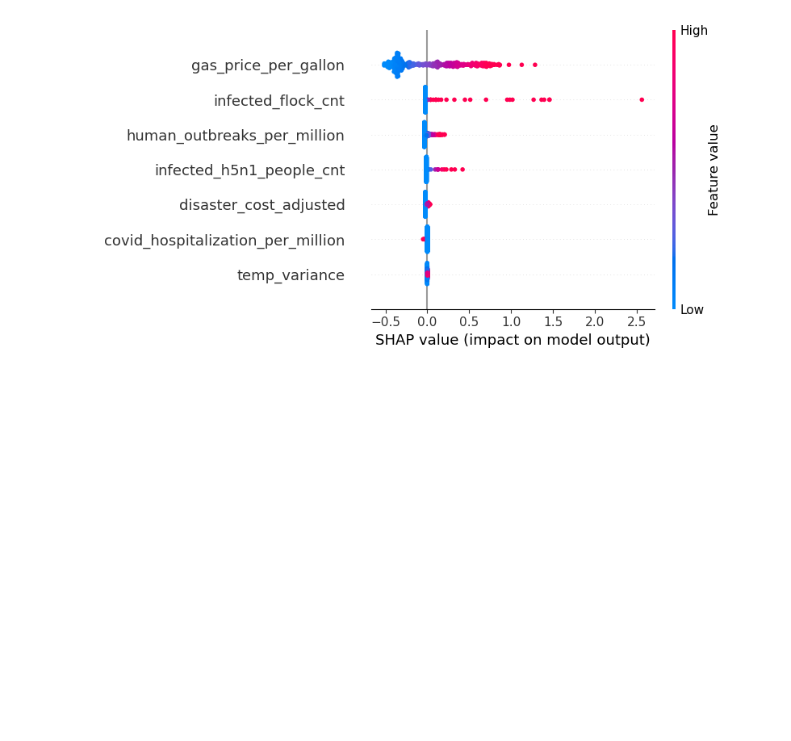
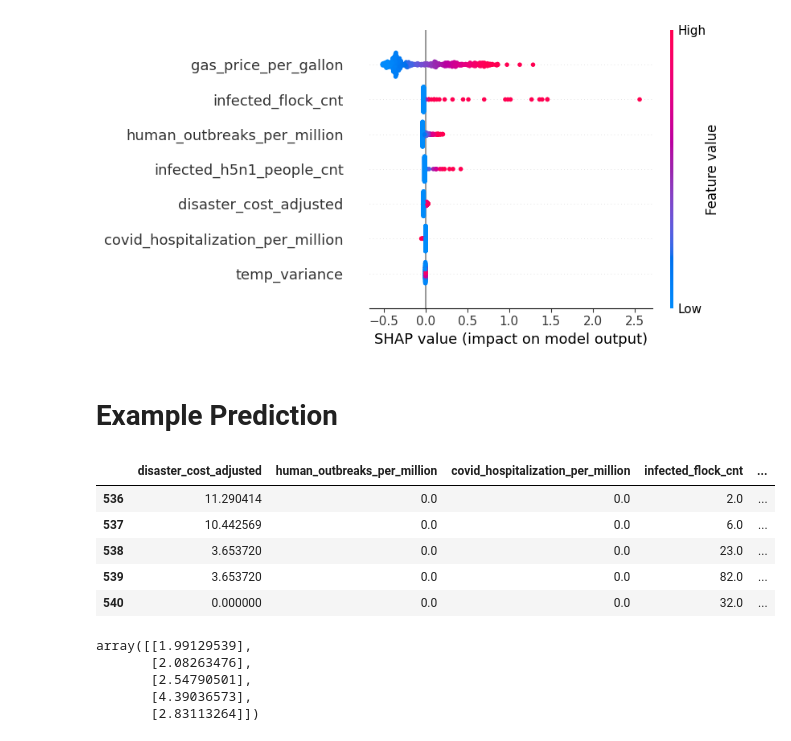
Before and after one commit to sahn1998/egg-price-prediction, a Jupyter notebook: model/linear_ridge_lasso_reg.ipynb, the cells around one changed output. Drawn from its saved outputs; the diff is of its cells as text; code cells hidden in the pictures; blank space fills up the shorter version.

```diff
--- a/model/linear_ridge_lasso_reg.ipynb
+++ b/model/linear_ridge_lasso_reg.ipynb
@@ -248,3 +248,24 @@ shap_values = explainer(X_train)
 shap.summary_plot(shap_values, X_train)
 # %% [output]
 [figure]
+# %% [markdown]
+# Example Prediction
+# %%
+X_example = X.tail(5)
+# %%
+X_example
+# %% [output]
+|  | disaster_cost_adjusted | human_outbreaks_per_million | covid_hospitalization_per_million | infected_flock_cnt | ... |
+| 536 | 11.290414 | 0.0 | 0.0 | 2.0 | ... |
+| 537 | 10.442569 | 0.0 | 0.0 | 6.0 | ... |
+| 538 | 3.653720 | 0.0 | 0.0 | 23.0 | ... |
+| 539 | 3.653720 | 0.0 | 0.0 | 82.0 | ... |
+| 540 | 0.000000 | 0.0 | 0.0 | 32.0 | ... |
+# %%
+model.predict(X_example)
+# %% [output]
+array([[1.99129539],
+       [2.08263476],
+       [2.54790501],
+       [4.39036573],
+       [2.83113264]])
```
Also changed, not shown: parts of 3 cells of this notebook, 1 other file.
